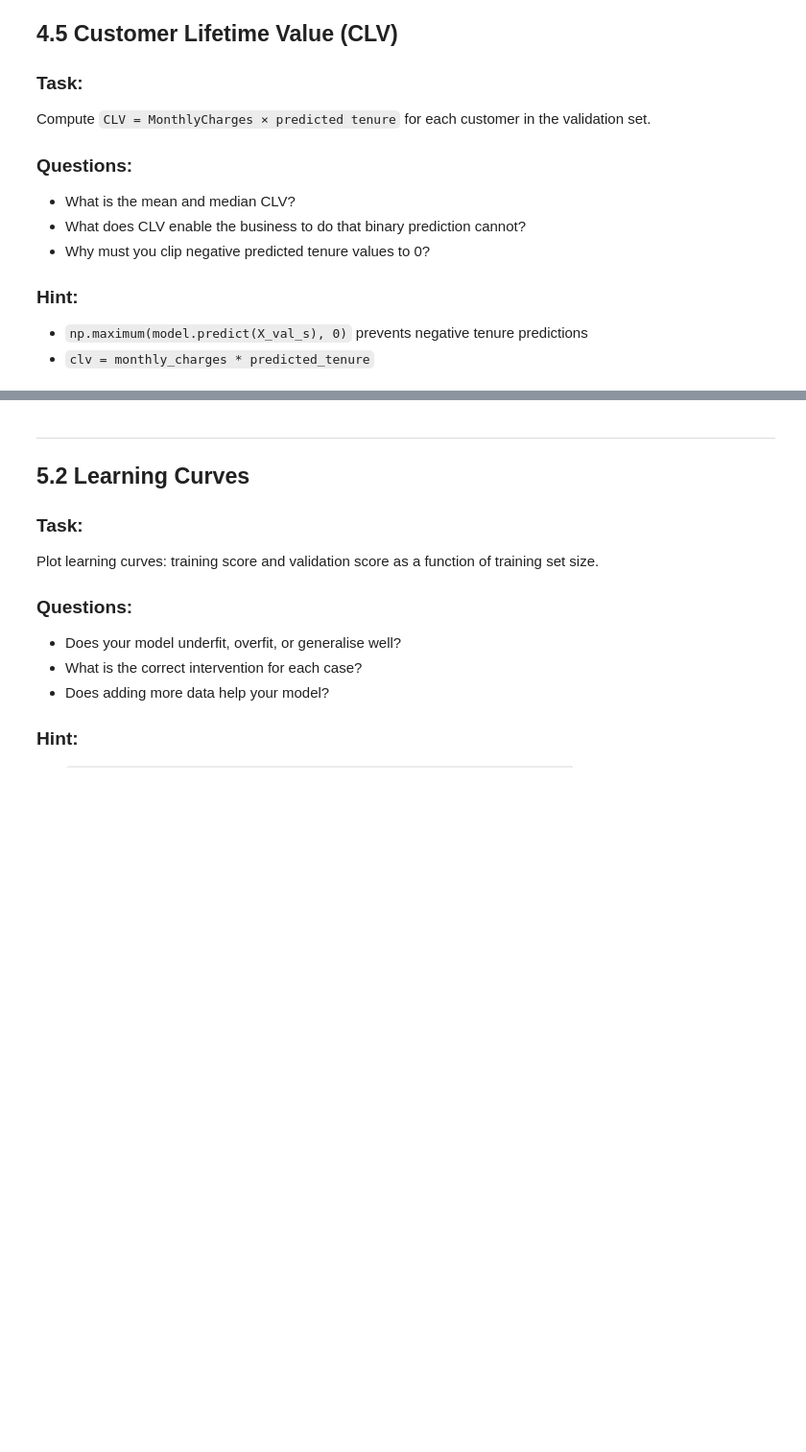
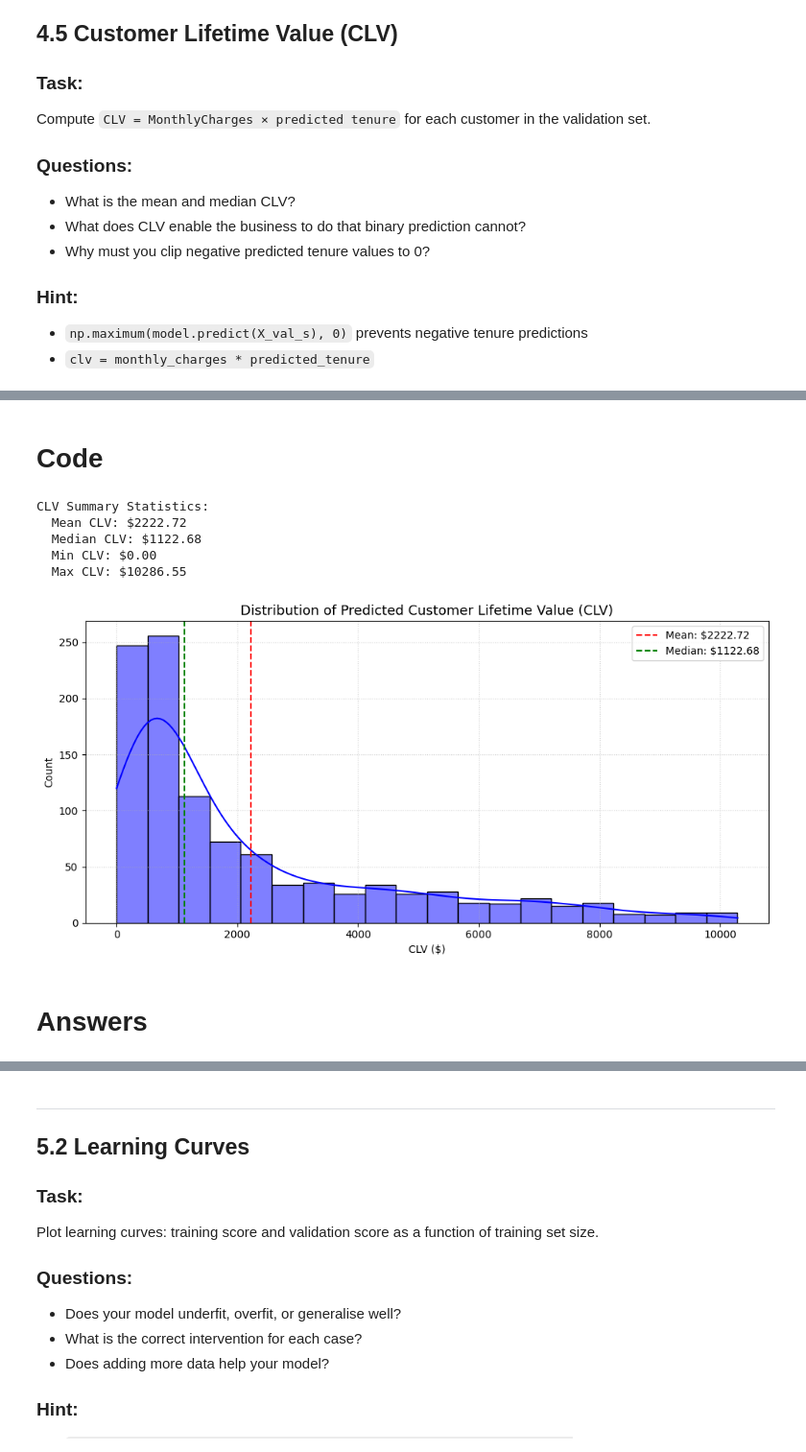
Before and after one commit to Sulav-Koirala/AI-Fellowship-Assignments, a Jupyter notebook: Week 4/W4_Linear_Models_Assignment.ipynb, the cells around one changed output, grey strips where cells are left out. Shown at 96% size. Cells and saved outputs as stored; diff of their text form; code cells hidden in the pictures; blank space fills up the shorter version.

```diff
--- a/Week 4/W4_Linear_Models_Assignment.ipynb
+++ b/Week 4/W4_Linear_Models_Assignment.ipynb
@@ -1302,0 +1483,45 @@ Run stratified k-fold cross-validation on your best classifier. Compare CV AUC t
+# %% [markdown]
+# Code
+# %%
+best_model = regressors['Ridge']
+
+# Predicting tenure on validation set
+predicted_tenure = best_model.predict(X_val_r)
+
+predicted_tenure = np.maximum(predicted_tenure, 0)
+
+monthly_charges = customer_churn_data_frame.loc[X_val.index, 'MonthlyCharges']
+
+# Computing CLV
+clv = monthly_charges.values * predicted_tenure
+
+# Summary stats
+print(f"CLV Summary Statistics:")
+print(f"  Mean CLV: ${clv.mean():.2f}")
+print(f"  Median CLV: ${clv.median() if hasattr(clv, 'median') else np.median(clv):.2f}")
+print(f"  Min CLV: ${clv.min():.2f}")
+print(f"  Max CLV: ${clv.max():.2f}")
+# %% [output]
+CLV Summary Statistics:
+  Mean CLV: $2222.72
+  Median CLV: $1122.68
+  Min CLV: $0.00
+  Max CLV: $10286.55
+# %%
+# Plotting CLV distribution
+
+plt.figure(figsize=(10, 5))
+sns.histplot(clv, kde=True, color='blue')
+plt.axvline(clv.mean(), color='red', linestyle='--', label=f'Mean: ${clv.mean():.2f}')
+plt.axvline(np.median(clv), color='green', linestyle='--', label=f'Median: ${np.median(clv):.2f}')
+plt.title('Distribution of Predicted Customer Lifetime Value (CLV)', fontsize=13)
+plt.xlabel('CLV ($)')
+plt.ylabel('Count')
+plt.legend()
+plt.grid(True, linestyle=':', alpha=0.6)
+plt.tight_layout()
+plt.show()
+# %% [output]
+[figure, added]
+# %% [markdown]
+# Answers
```
Also changed, not shown: parts of 40 cells of this notebook.
